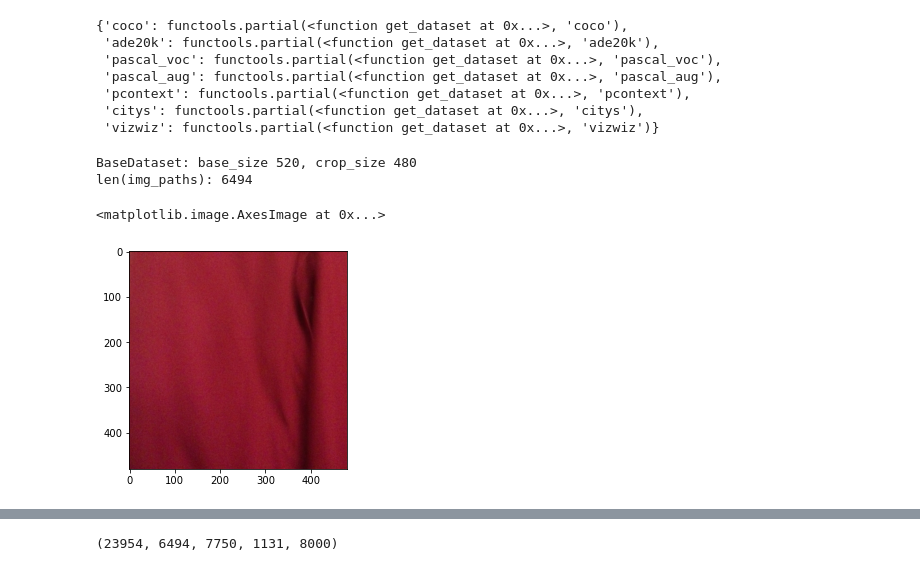
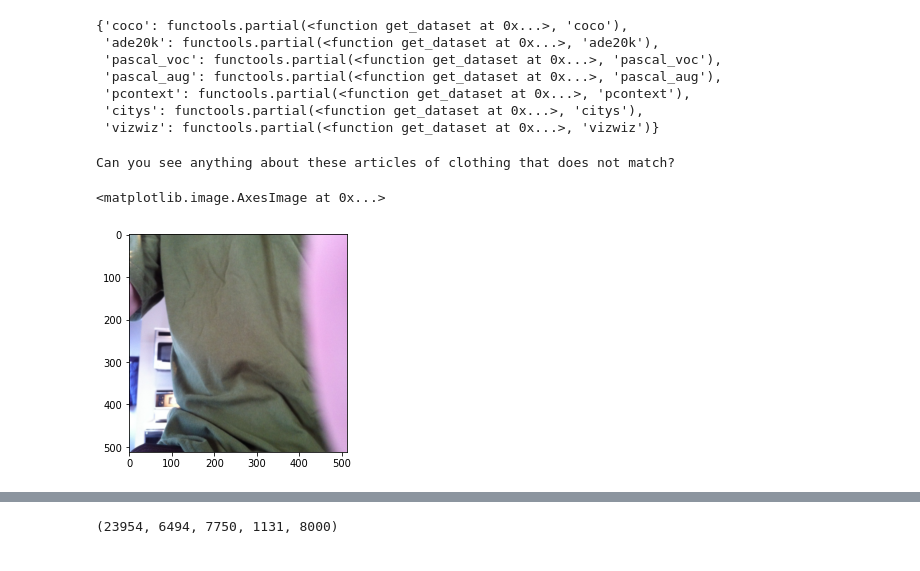
Before and after one commit to Zacchaeus14/lang-seg, a Jupyter notebook: eda.ipynb, the cells around one changed output, grey strips where cells are left out. Cells and saved outputs as stored; diff of their text form; code cells hidden in the pictures.

```diff
--- a/eda.ipynb
+++ b/eda.ipynb
@@ -36,20 +36,20 @@ train_transform = [
         ]
 train_transform = transforms.Compose(train_transform)
 kwargs = {'root': '../datasets/',
-          'split': 'train',
-          'mode': 'train',
+          'split': 'val',
+          'mode': 'val',
           'transform': train_transform,
-          'base_size': 520,
-          'crop_size': 480}
+          'base_size': 640,
+          'crop_size': 512}
 # name = 'ade20k'
 name = 'vizwiz'
 dataset = encoding_datasets[name.lower()](**kwargs)
-# %% [output]
-BaseDataset: base_size 520, crop_size 480
-len(img_paths): 6494
 # %%
-img0, mask0, q0 = dataset[0]
+idx = 1
+img0, mask0, q0 = dataset[idx]
+print(q0)
 plt.imshow(img0.permute(1, 2, 0))
 # %% [output]
-<matplotlib.image.AxesImage at 0x...>
+Can you see anything about these articles of clothing that does not match?
+<matplotlib.image.AxesImage at 0x...>
-[figure, old version]
+[figure, new version]
```
Also changed, not shown: parts of 5 cells of this notebook, 4 other files.
